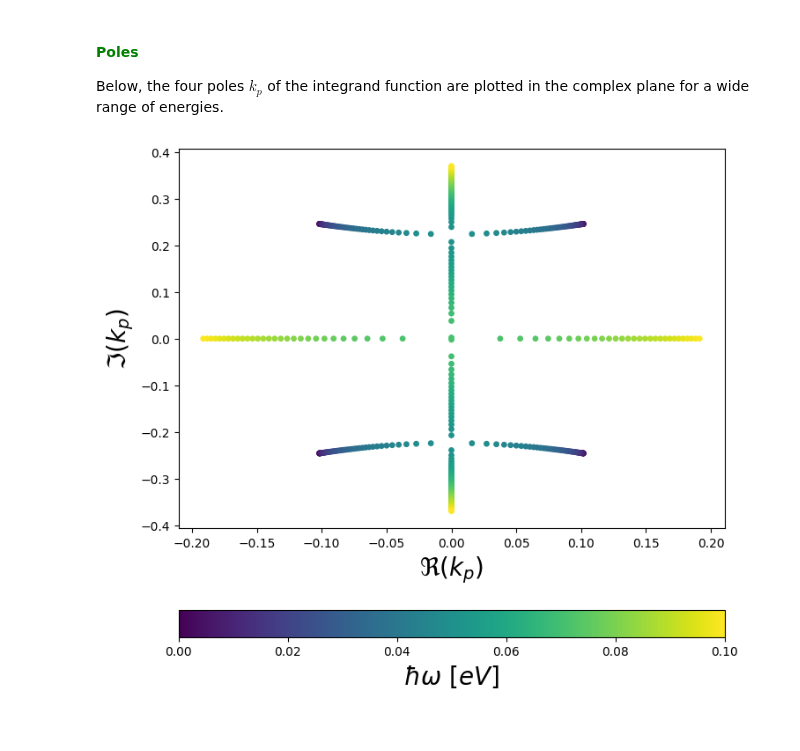
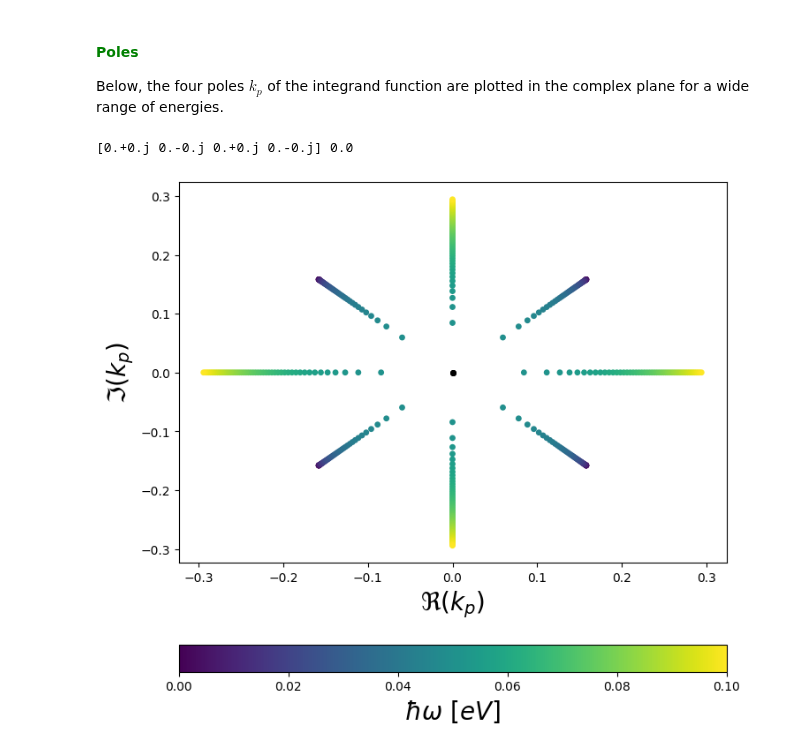
Before and after one commit to danidimic/MTI_SC_Gorkov, a Jupyter notebook: GSC.ipynb, the cells around one changed output. Saved outputs shown, nothing was run; the diff lists cells and outputs as text; code cells hidden in the pictures.

```diff
--- a/GSC.ipynb
+++ b/GSC.ipynb
@@ -137,29 +137,40 @@ Below, the four poles $k_p$ of the integrand function are plotted in the complex
 # %%
 import matplotlib.pyplot as plt
 from matplotlib.pyplot import cm
 
 # parameters
-kx = 0.1; ky = 0.2; Delta = 0.05; e0 = kx**2+ky**2; #print( np.sqrt(e0**2+Delta**2) )
+kx = 0.; ky = 0.; Delta = 0.05; e0 = kx**2+ky**2; E0 = np.sqrt(e0**2+np.abs(Delta)**2)
 # energies
 Nene = 100; omega = np.linspace(0., 0.1, Nene)
 # compute poles
 kp = np.array([poles(kx, ky, w, Delta) for w in omega])
 
 # figure
 fig, ax = plt.subplots(1,1, figsize=(8,8))
 
 # loop over poles
 for ipole in range(4):
     # plot ploes on complex plane
     plt.scatter(kp[:,ipole].real, kp[:,ipole].imag, c=omega, cmap='viridis', s=15);
 
 # colorbar
 cbar = plt.colorbar(location='bottom')
 cbar.set_label('$\hbar \omega$ $[eV]$', fontsize = 20)
 
+# poles at Delta gap
+kpDelta = poles(kx, ky, Delta, Delta)
+plt.scatter(kpDelta.real, kpDelta.imag, c='black', s=15);
+print(kpDelta, np.sqrt(e0))
+
+# poles at E0 energy
+#kpE0 = poles(kx, ky, E0, Delta);
+#.scatter(kpE0.real, kpE0.imag, c='red', s=15);
+
+
 # labels
 ax.set_xlabel('$\Re (k_p)$', fontsize = 20)
 ax.set_ylabel('$\Im (k_p)$', fontsize = 20);
 #ax.tick_params(axis='both', which='major', labelsize=16);
 # %% [output]
+[0.+0.j 0.-0.j 0.+0.j 0.-0.j] 0.0
-[figure, old version]
+[figure, new version]
```
Also changed, not shown: parts of 1 cell of this notebook, 2 other files.
